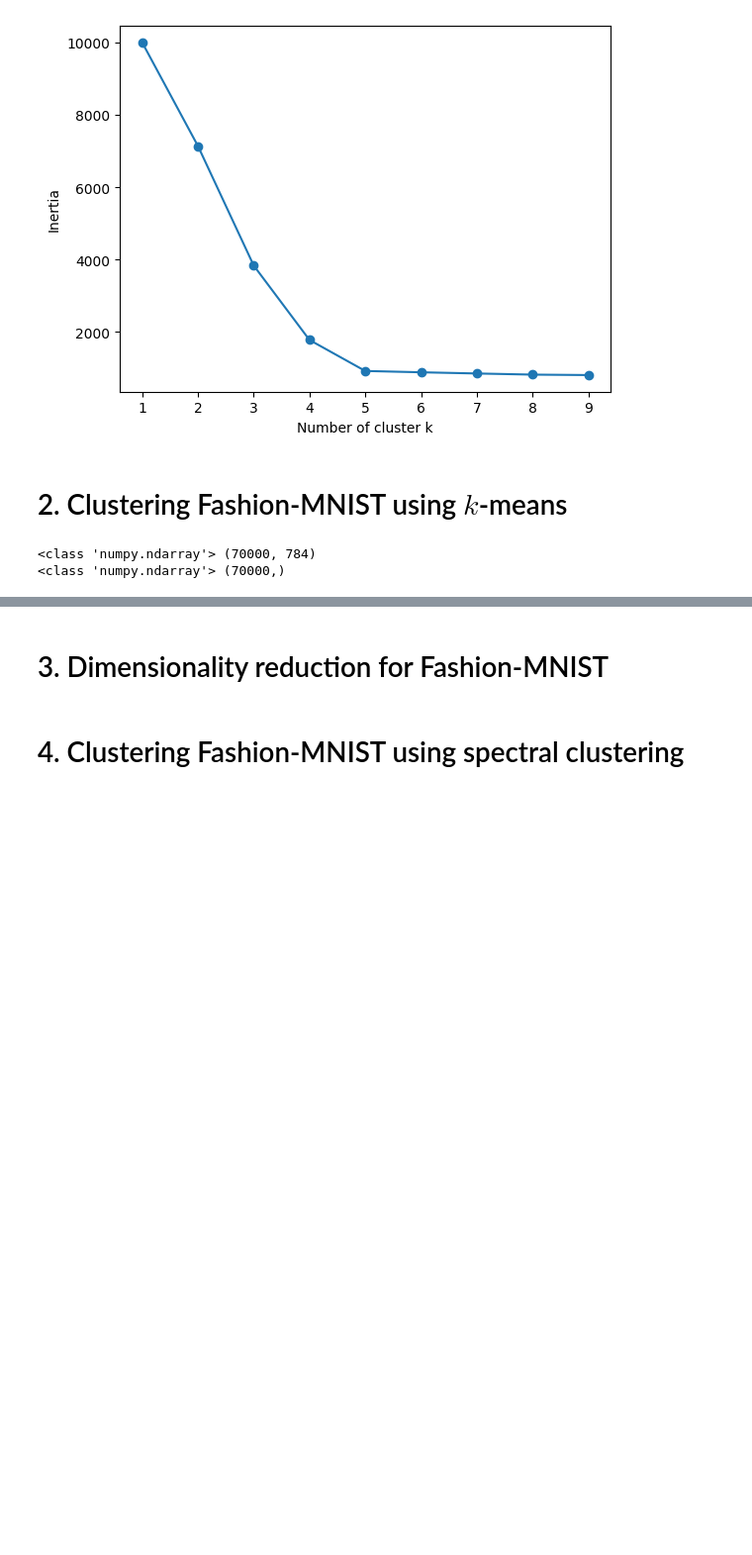
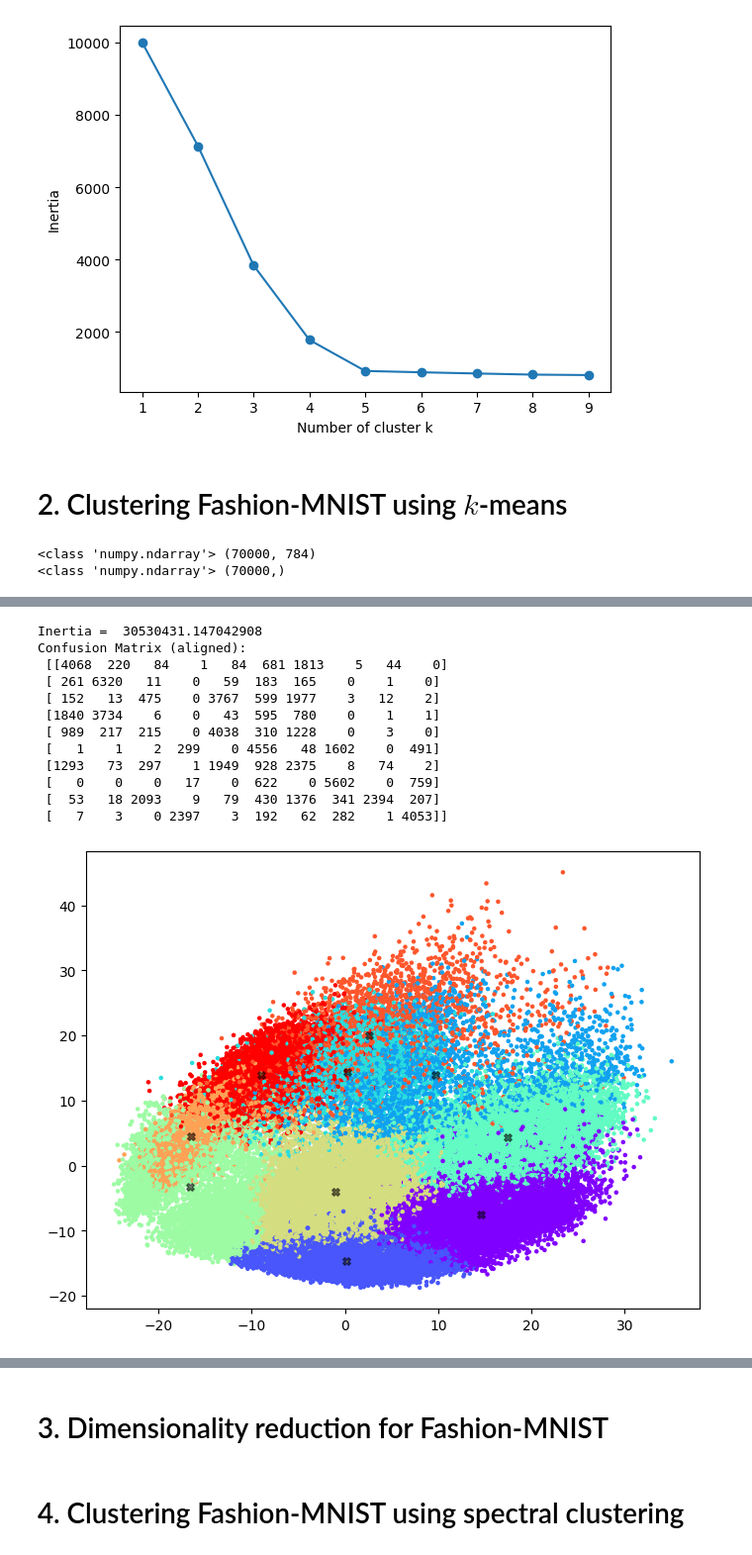
Before and after one commit to yiheng870106/Mathematics-of-Data-Science-Project-2-yiheng, a Jupyter notebook: project2.ipynb, the cells around one changed output, grey strips where cells are left out. Shown at 99% size. Drawn from its saved outputs; the diff is of its cells as text; code cells hidden in the pictures; blank space fills up the shorter version.

```diff
--- a/project2.ipynb
+++ b/project2.ipynb
@@ -107,0 +124,40 @@ print(type(y),y.shape)
+# %%
+# Write code to perform a k-means cluster analysis on this dataset, centering/scaling as appropriate.
+from sklearn.cluster import KMeans
+from sklearn.decomposition import PCA
+from sklearn.metrics import confusion_matrix
+from scipy.optimize import linear_sum_assignment
+
+X = StandardScaler().fit_transform(X)
+kmeans = KMeans(n_clusters=10, random_state=1).fit(X)
+y_kmeans = kmeans.labels_
+
+print("Inertia = ",kmeans.inertia_)
+
+cm = confusion_matrix(y, y_kmeans)
+row_ind, col_ind = linear_sum_assignment(-cm)
+map = dict(zip(col_ind, row_ind))
+y_kmeans_aligned = np.array([map[label] for label in y_kmeans])
+print("Confusion Matrix (aligned): \n", confusion_matrix(y, y_kmeans_aligned))
+
+pca2 = PCA(n_components=2)
+X_pca2 = pca2.fit_transform(X)
+center_pca = pca2.transform(kmeans.cluster_centers_)
+plt.figure(figsize=(8,6))
+plt.scatter(X_pca2[:,0],X_pca2[:,1],c=y_kmeans_aligned, s=5, cmap="rainbow")
+plt.scatter(center_pca[:,0],center_pca[:,1],c="black",marker="X",s=30,alpha=0.5)
+plt.show()
+# %% [output]
+Inertia =  30530431.147042908
+Confusion Matrix (aligned):
+ [[4068  220   84    1   84  681 1813    5   44    0]
+ [ 261 6320   11    0   59  183  165    0    1    0]
+ [ 152   13  475    0 3767  599 1977    3   12    2]
+ [1840 3734    6    0   43  595  780    0    1    1]
+ [ 989  217  215    0 4038  310 1228    0    3    0]
+ [   1    1    2  299    0 4556   48 1602    0  491]
+ [1293   73  297    1 1949  928 2375    8   74    2]
+ [   0    0    0   17    0  622    0 5602    0  759]
+ [  53   18 2093    9   79  430 1376  341 2394  207]
+ [   7    3    0 2397    3  192   62  282    1 4053]]
+[figure, added]
```
Also changed, not shown: parts of 5 cells of this notebook.
